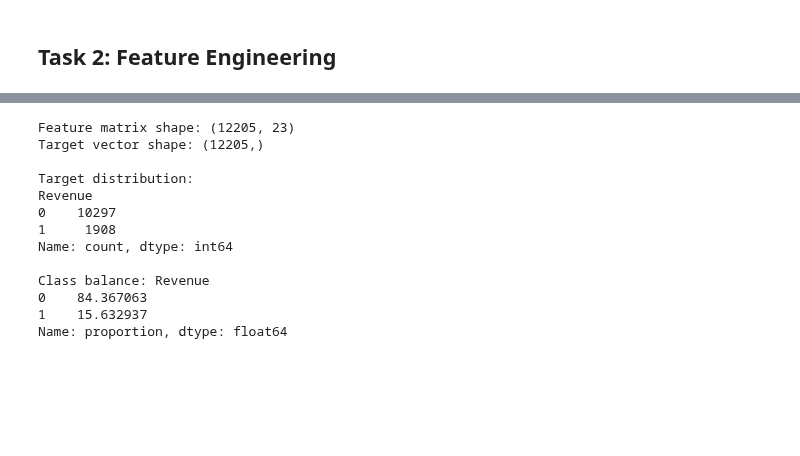
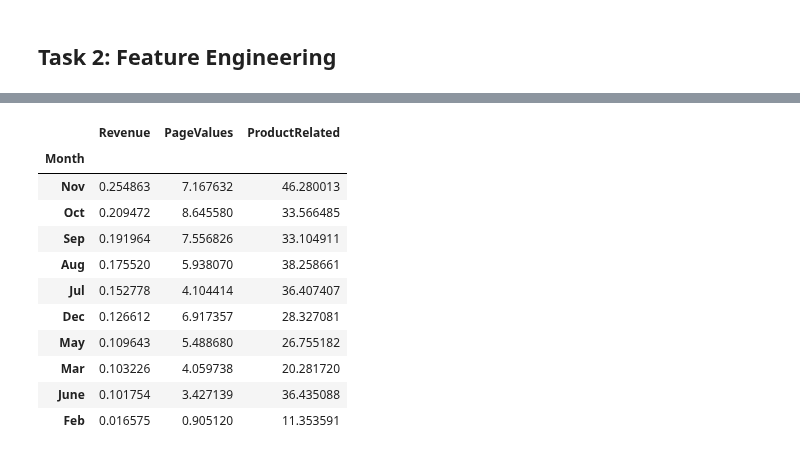
Before and after one commit to JackyDo2005/A3_PDS_RMIT, a Jupyter notebook: Assignment3.ipynb, the cells around one changed output, grey strips where cells are left out. Cells and saved outputs as stored; diff of their text form; code cells hidden in the pictures; blank space fills up the shorter version.

```diff
--- a/Assignment3.ipynb
+++ b/Assignment3.ipynb
@@ -1847,24 +1664,19 @@ New encoded features:
-# %%
-# separate features and target
-X = df_encoded.drop('Revenue', axis=1)
-y = df_encoded['Revenue']
-
-print("Feature matrix shape:", X.shape)
-print("Target vector shape:", y.shape)
-print(f"\nTarget distribution:")
-print(y.value_counts())
-print(f"\nClass balance: {y.value_counts(normalize=True) * 100}")
-# %% [output]
-Feature matrix shape: (12205, 23)
-Target vector shape: (12205,)
-
-Target distribution:
-Revenue
-0    10297
-1     1908
-Name: count, dtype: int64
-
-Class balance: Revenue
-0    84.367063
-1    15.632937
-Name: proportion, dtype: float64
+# %%
+df_clean.groupby('Month').agg({
+    'Revenue': 'mean',  # Purchase rate
+    'PageValues': 'mean',  # Shopping intent
+    'ProductRelated': 'mean'  # Product browsing
+}).sort_values('Revenue', ascending=False)
+# %% [output]
+|  | Revenue | PageValues | ProductRelated |
+| Month |  |  |  |
+| Nov | 0.254863 | 7.167632 | 46.280013 |
+| Oct | 0.209472 | 8.645580 | 33.566485 |
+| Sep | 0.191964 | 7.556826 | 33.104911 |
+| Aug | 0.175520 | 5.938070 | 38.258661 |
+| Jul | 0.152778 | 4.104414 | 36.407407 |
+| Dec | 0.126612 | 6.917357 | 28.327081 |
+| May | 0.109643 | 5.488680 | 26.755182 |
+| Mar | 0.103226 | 4.059738 | 20.281720 |
+| June | 0.101754 | 3.427139 | 36.435088 |
+| Feb | 0.016575 | 0.905120 | 11.353591 |
```
Also changed, not shown: parts of 44 cells of this notebook, 4 other files.
